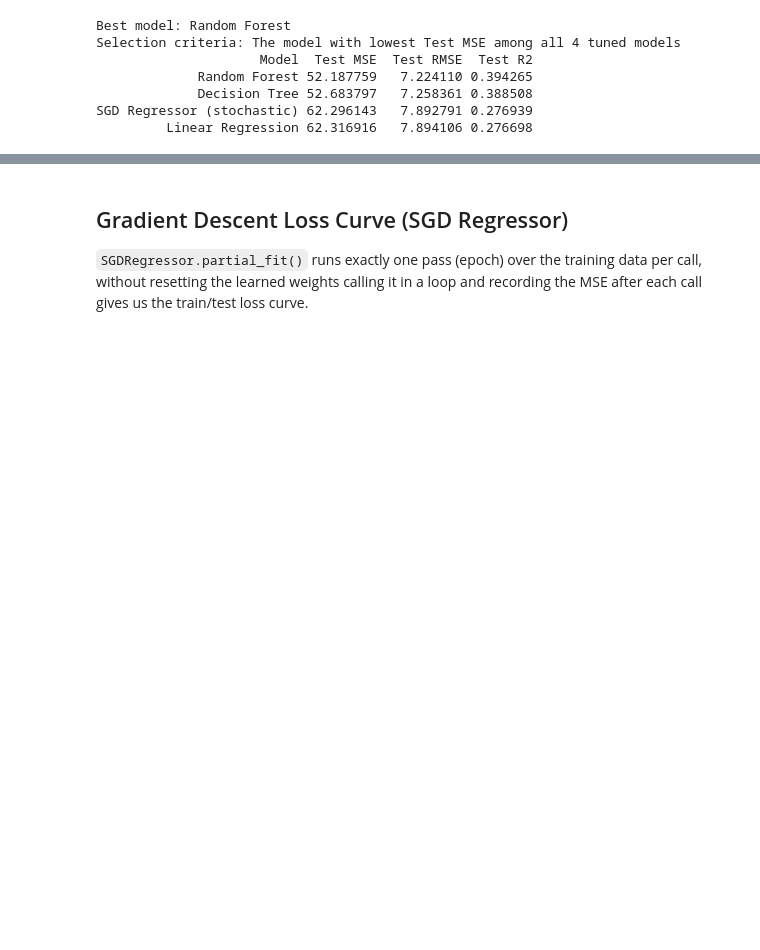
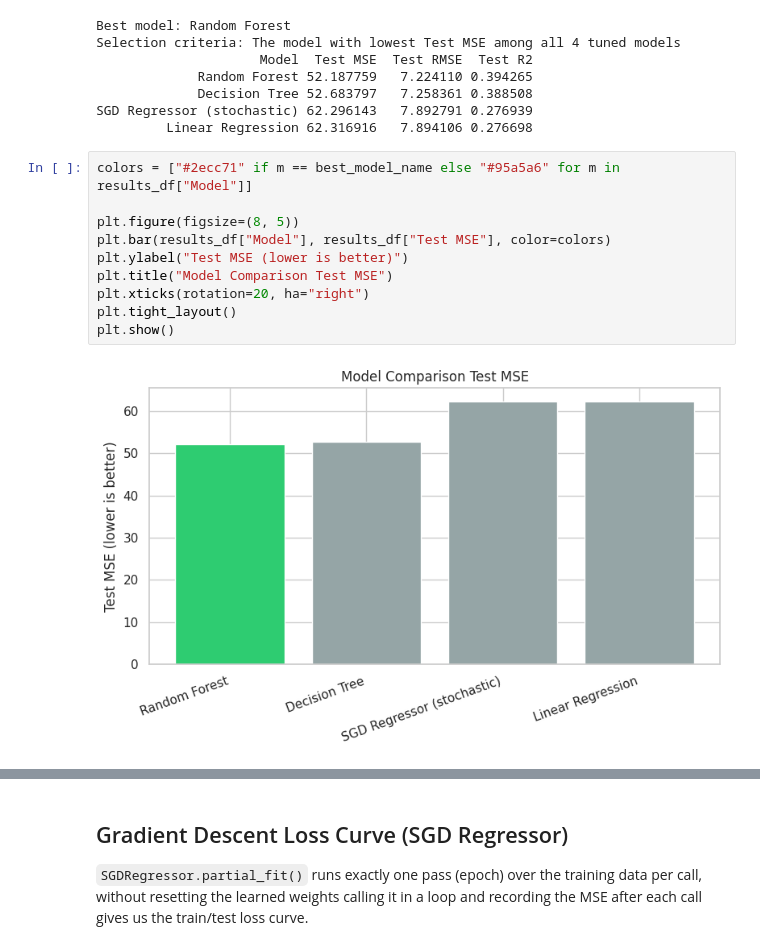
Before and after one commit to Janviere-dev/Linear_Regression_Model, a Jupyter notebook: summative/linear_regression/multivariate.ipynb, the cells around one changed output, grey strips where cells are left out. Drawn from its saved outputs; the diff is of its cells as text; blank space fills up the shorter version.

Commit message:
Add model comparison bar chart with Random Forest highlighted.

```diff
--- a/summative/linear_regression/multivariate.ipynb
+++ b/summative/linear_regression/multivariate.ipynb
@@ -573,3 +573,15 @@ Selection criteria: The model with lowest Test MSE among all 4 tuned models
              Decision Tree 52.683797   7.258361 0.388508
 SGD Regressor (stochastic) 62.296143   7.892791 0.276939
          Linear Regression 62.316916   7.894106 0.276698
+# %%
+colors = ["#2ecc71" if m == best_model_name else "#95a5a6" for m in results_df["Model"]]
+
+plt.figure(figsize=(8, 5))
+plt.bar(results_df["Model"], results_df["Test MSE"], color=colors)
+plt.ylabel("Test MSE (lower is better)")
+plt.title("Model Comparison Test MSE")
+plt.xticks(rotation=20, ha="right")
+plt.tight_layout()
+plt.show()
+# %% [output]
+[figure, added]
```
Also changed, not shown: parts of 1 cell of this notebook.
